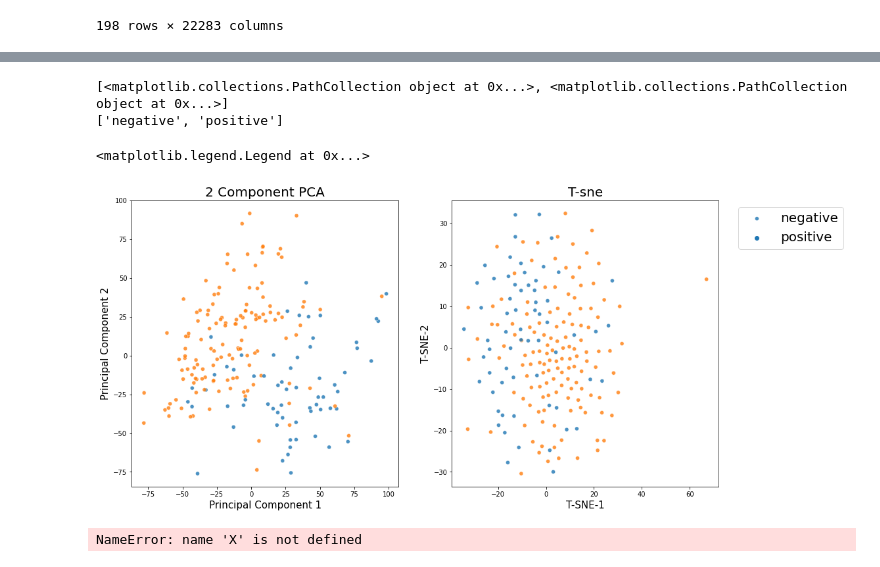
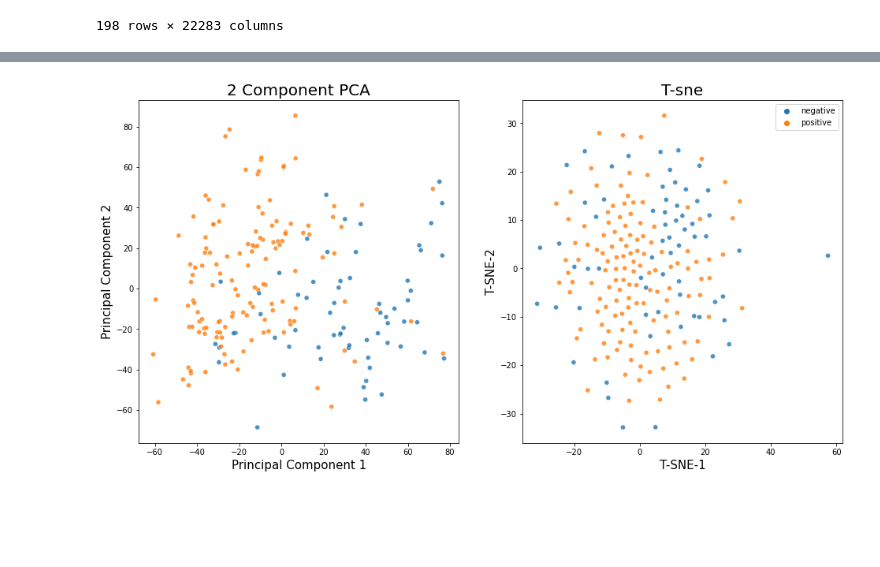
Before and after one commit to hbiom/ER_status_prediction, a Jupyter notebook: breast_cancer_EDA.ipynb, the cells around one changed output, grey strips where cells are left out. Cells and saved outputs as stored; diff of their text form; code cells hidden in the pictures; blank space fills up the shorter version.

```diff
--- a/breast_cancer_EDA.ipynb
+++ b/breast_cancer_EDA.ipynb
@@ -47,11 +79,14 @@ df
 # %%
 gene_list = annot["HUGO.gene.symbol"].tolist()
-print(len(gene_list))
+print(f"{len(gene_list)} total genes")
 
-# housekeeping gene
+# housekeeping gene use for control
 housekeeping_gene = [colname for colname in list(df.columns) if str(colname).startswith('AFFX')]
-print(len(count))
+print(f"{len(housekeeping_gene)} housekeeping gene")
 
 unknow_gene = [gene for gene in gene_list if str(gene) == 'nan']
-print(len(unknow_gene))
+print(f"{len(unknow_gene)} unknow_gene")
+
+# remove thoses gene from df
+df.drop(housekeeping_gene, inplace=True, axis=1)
 # %% [output]
@@ -184,4 +191,6 @@ finalDf
 # %%
+# lets plot PCA and T-SNE variable accoring to ER groups
+
 plt.figure(figsize=(16,8))
 
 tumors_type = {'0': 'negative', '1': 'positive'}
@@ -194,52 +203,35 @@ ax1.set_xlabel('Principal Component 1', fontsize = 15)
 ax1.set_ylabel('Principal Component 2', fontsize = 15)
 ax1.set_title('2 Component PCA', fontsize = 20)
 
 sns.scatterplot(
     x="PCA1", y="PCA2",
     hue="er",
     data=finalDf,
     #palette='Set2',
     alpha=0.8,
     legend=None,
     ax=ax1)
 
 ax2 = plt.subplot(1, 2, 2)
 ax2.set_xlabel('T-SNE-1', fontsize = 15)
 ax2.set_ylabel('T-SNE-2', fontsize = 15)
 ax2.set_title('T-sne', fontsize = 20)
 
 sns.scatterplot(
     x="tsne-2d-one", y="tsne-2d-two",
     hue="er",
     data=finalDf,
     #palette='Set2',
     alpha=0.8,
     ax=ax2)
 
+
 handles, labels  =  ax2.get_legend_handles_labels()
-print(handles)
 tumors_labels = [tumors_type[label] for label in labels]
-print(tumors_labels)
-plt.legend(tumors_labels, bbox_to_anchor=(1.05, 1), loc=2, fontsize = 20)
 
+ax2.legend(loc='upper right', bbox_to_anchor=(0.5, -0.5), ncol=1)
+ax2.legend(handles, tumors_labels)
 
-# https://www.nature.com/articles/s41598-021-92692-0#Sec20
+plt.show()
 # %% [output]
-[<matplotlib.collections.PathCollection object at 0x...>, <matplotlib.collections.PathCollection object at 0x...>]
-['negative', 'positive']
-<matplotlib.legend.Legend at 0x...>
-[figure, old version]
+[figure, new version]
-# %%
-# script EDA
-
-# https://towardsdatascience.com/feature-selection-in-machine-learning-using-lasso-regression-7809c7c2771a
-
-import numpy as np
-from sklearn.preprocessing import StandardScaler
-from sklearn.pipeline import Pipeline
-from sklearn.model_selection import train_test_split, GridSearchCV
-from sklearn.linear_model import Lasso
-
-X_train, X_test, y_train, y_test = train_test_split(X, y, test_size=0.33, random_state=42)
-# %% [output]
-NameError: name 'X' is not defined
```
Also changed, not shown: parts of 33 cells of this notebook, 4 other files.
